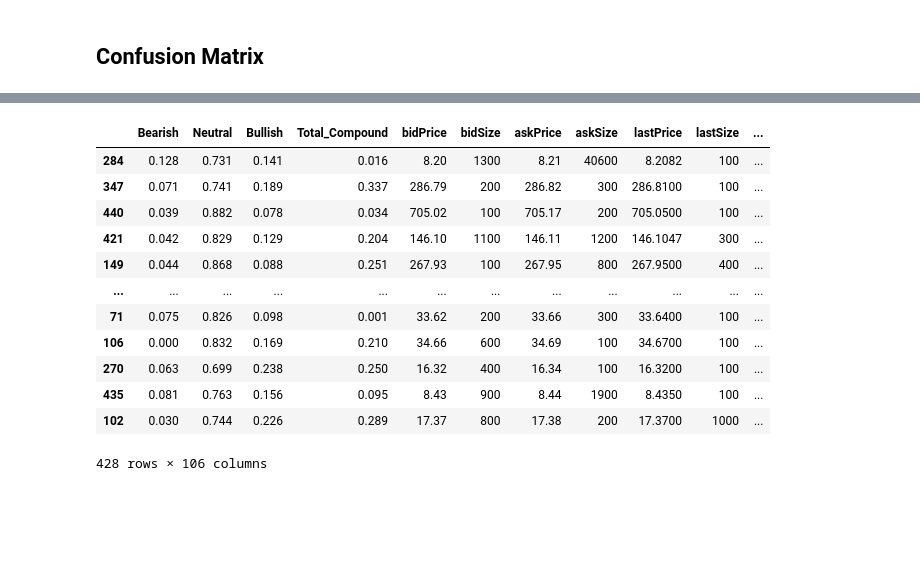
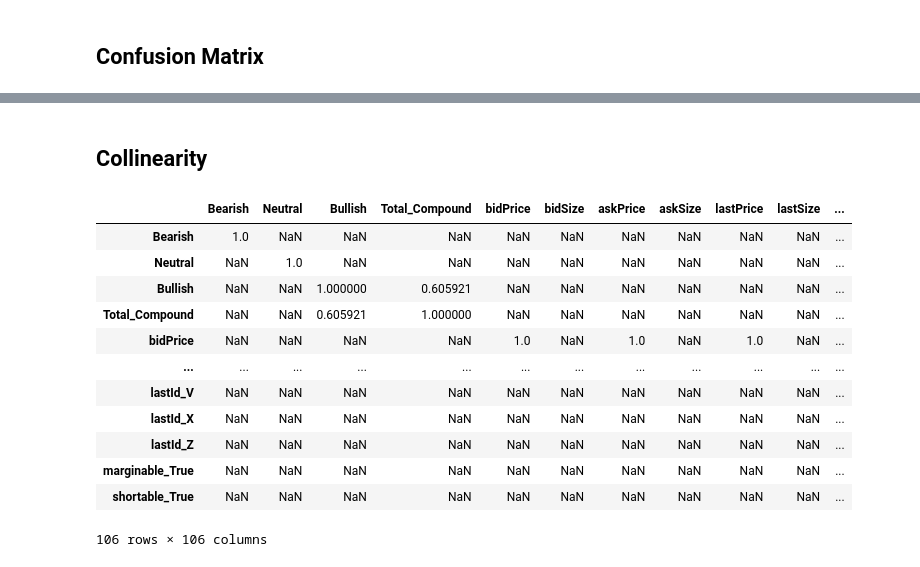
Before and after one commit to 18182324/wsb-sentiment-analysis, a Jupyter notebook: model.ipynb, the cells around one changed output, grey strips where cells are left out. Drawn from its saved outputs; the diff is of its cells as text; code cells hidden in the pictures; blank space fills up the shorter version.

```diff
--- a/model.ipynb
+++ b/model.ipynb
@@ -474,16 +476,18 @@ We want to be as accurate as possible to ensure profitability
-# %%
-X
-# %% [output]
-|  | Bearish | Neutral | Bullish | Total_Compound | bidPrice | bidSize | askPrice | askSize | lastPrice | lastSize | ... |
-| 284 | 0.128 | 0.731 | 0.141 | 0.016 | 8.20 | 1300 | 8.21 | 40600 | 8.2082 | 100 | ... |
-| 347 | 0.071 | 0.741 | 0.189 | 0.337 | 286.79 | 200 | 286.82 | 300 | 286.8100 | 100 | ... |
-| 440 | 0.039 | 0.882 | 0.078 | 0.034 | 705.02 | 100 | 705.17 | 200 | 705.0500 | 100 | ... |
-| 421 | 0.042 | 0.829 | 0.129 | 0.204 | 146.10 | 1100 | 146.11 | 1200 | 146.1047 | 300 | ... |
-| 149 | 0.044 | 0.868 | 0.088 | 0.251 | 267.93 | 100 | 267.95 | 800 | 267.9500 | 400 | ... |
-| ... | ... | ... | ... | ... | ... | ... | ... | ... | ... | ... | ... |
-| 71 | 0.075 | 0.826 | 0.098 | 0.001 | 33.62 | 200 | 33.66 | 300 | 33.6400 | 100 | ... |
-| 106 | 0.000 | 0.832 | 0.169 | 0.210 | 34.66 | 600 | 34.69 | 100 | 34.6700 | 100 | ... |
-| 270 | 0.063 | 0.699 | 0.238 | 0.250 | 16.32 | 400 | 16.34 | 100 | 16.3200 | 100 | ... |
-| 435 | 0.081 | 0.763 | 0.156 | 0.095 | 8.43 | 900 | 8.44 | 1900 | 8.4350 | 100 | ... |
-| 102 | 0.030 | 0.744 | 0.226 | 0.289 | 17.37 | 800 | 17.38 | 200 | 17.3700 | 1000 | ... |
-428 rows × 106 columns
+# %% [markdown]
+## Collinearity
+# %%
+X.corr()[X.corr() > 0.50]
+# %% [output]
+|  | Bearish | Neutral | Bullish | Total_Compound | bidPrice | bidSize | askPrice | askSize | lastPrice | lastSize | ... |
+| Bearish | 1.0 | NaN | NaN | NaN | NaN | NaN | NaN | NaN | NaN | NaN | ... |
+| Neutral | NaN | 1.0 | NaN | NaN | NaN | NaN | NaN | NaN | NaN | NaN | ... |
+| Bullish | NaN | NaN | 1.000000 | 0.605921 | NaN | NaN | NaN | NaN | NaN | NaN | ... |
+| Total_Compound | NaN | NaN | 0.605921 | 1.000000 | NaN | NaN | NaN | NaN | NaN | NaN | ... |
+| bidPrice | NaN | NaN | NaN | NaN | 1.0 | NaN | 1.0 | NaN | 1.0 | NaN | ... |
+| ... | ... | ... | ... | ... | ... | ... | ... | ... | ... | ... | ... |
+| lastId_V | NaN | NaN | NaN | NaN | NaN | NaN | NaN | NaN | NaN | NaN | ... |
+| lastId_X | NaN | NaN | NaN | NaN | NaN | NaN | NaN | NaN | NaN | NaN | ... |
+| lastId_Z | NaN | NaN | NaN | NaN | NaN | NaN | NaN | NaN | NaN | NaN | ... |
+| marginable_True | NaN | NaN | NaN | NaN | NaN | NaN | NaN | NaN | NaN | NaN | ... |
+| shortable_True | NaN | NaN | NaN | NaN | NaN | NaN | NaN | NaN | NaN | NaN | ... |
+106 rows × 106 columns
```
Also changed, not shown: parts of 9 cells of this notebook.
